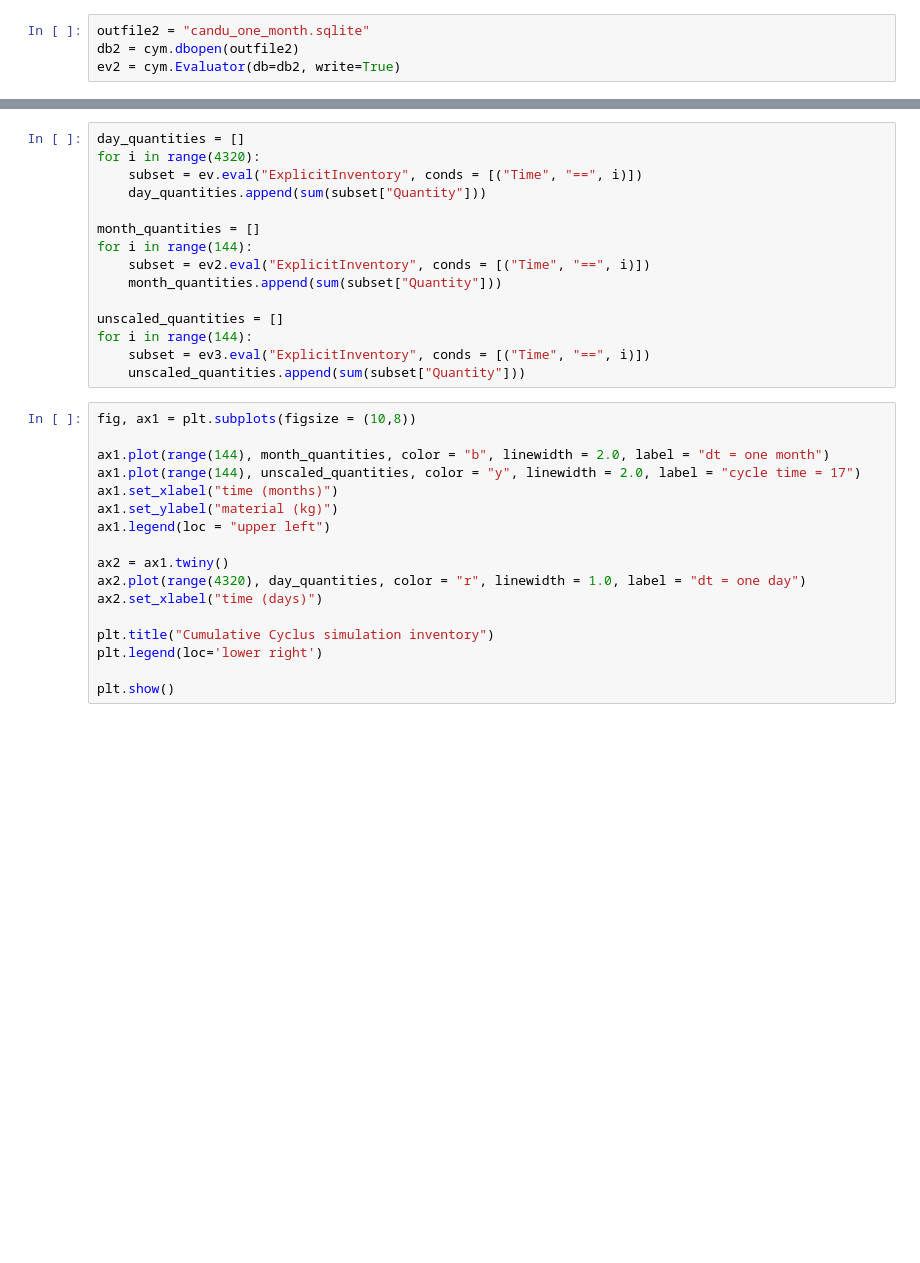
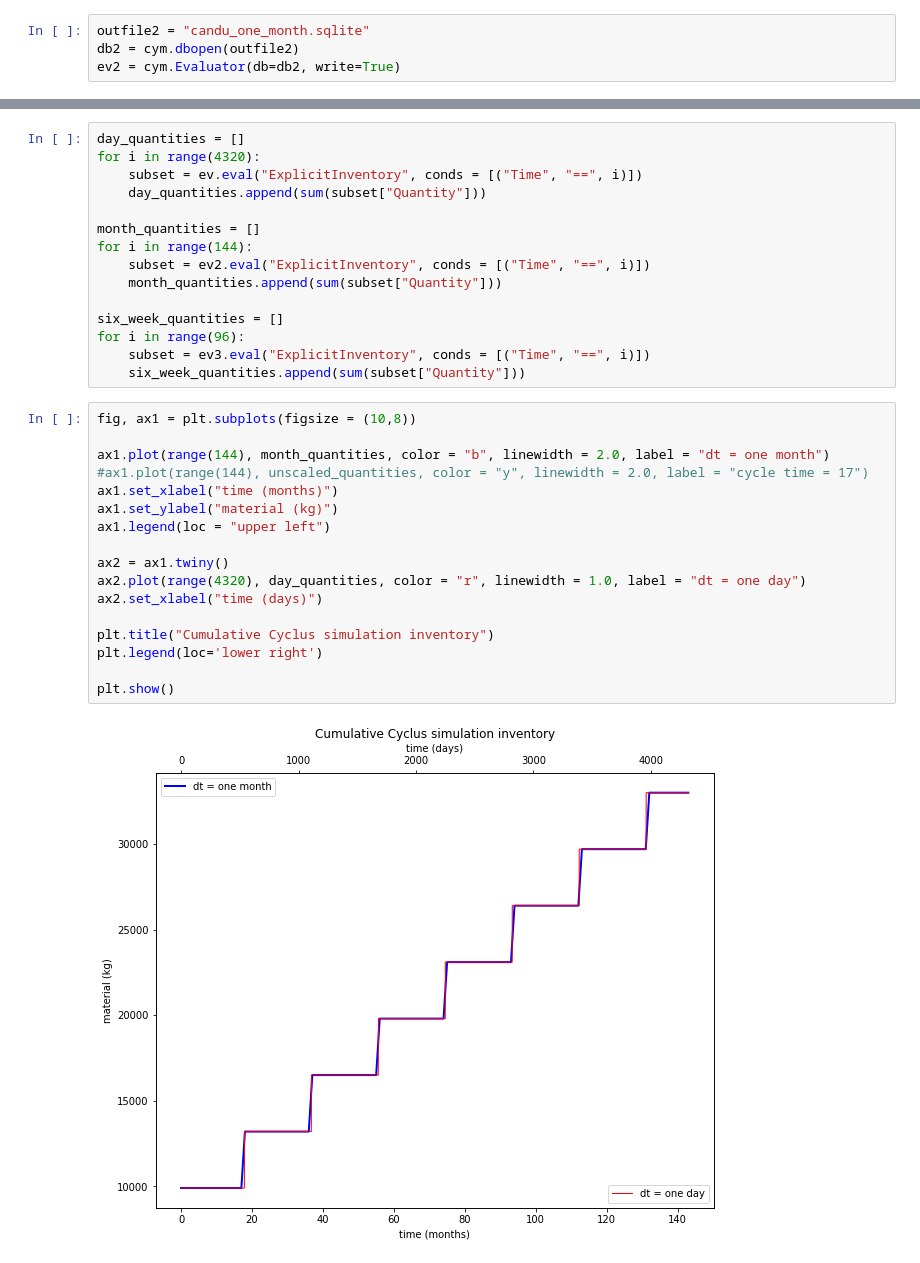
Before and after one commit to a-co/cyclus_fidelity, a Jupyter notebook: cyclus_fidelity.ipynb, the cells around one changed output, grey strips where cells are left out. Saved outputs shown, nothing was run; the diff lists cells and outputs as text; blank space fills up the shorter version.

Commit message:
fixed graph issue

```diff
--- a/cyclus_fidelity.ipynb
+++ b/cyclus_fidelity.ipynb
@@ -74,24 +105,26 @@ for i in range(144):
     subset = ev2.eval("ExplicitInventory", conds = [("Time", "==", i)])
     month_quantities.append(sum(subset["Quantity"]))
 
-unscaled_quantities = []
-for i in range(144):
+six_week_quantities = []
+for i in range(96):
     subset = ev3.eval("ExplicitInventory", conds = [("Time", "==", i)])
-    unscaled_quantities.append(sum(subset["Quantity"]))
+    six_week_quantities.append(sum(subset["Quantity"]))
 # %%
 fig, ax1 = plt.subplots(figsize = (10,8))
 
 ax1.plot(range(144), month_quantities, color = "b", linewidth = 2.0, label = "dt = one month")
-ax1.plot(range(144), unscaled_quantities, color = "y", linewidth = 2.0, label = "cycle time = 17")
+#ax1.plot(range(144), unscaled_quantities, color = "y", linewidth = 2.0, label = "cycle time = 17")
 ax1.set_xlabel("time (months)")
 ax1.set_ylabel("material (kg)")
 ax1.legend(loc = "upper left")
 
 ax2 = ax1.twiny()
 ax2.plot(range(4320), day_quantities, color = "r", linewidth = 1.0, label = "dt = one day")
 ax2.set_xlabel("time (days)")
 
 plt.title("Cumulative Cyclus simulation inventory")
 plt.legend(loc='lower right')
 
 plt.show()
+# %% [output]
+[figure, added]
```
Also changed, not shown: parts of 14 cells of this notebook.
